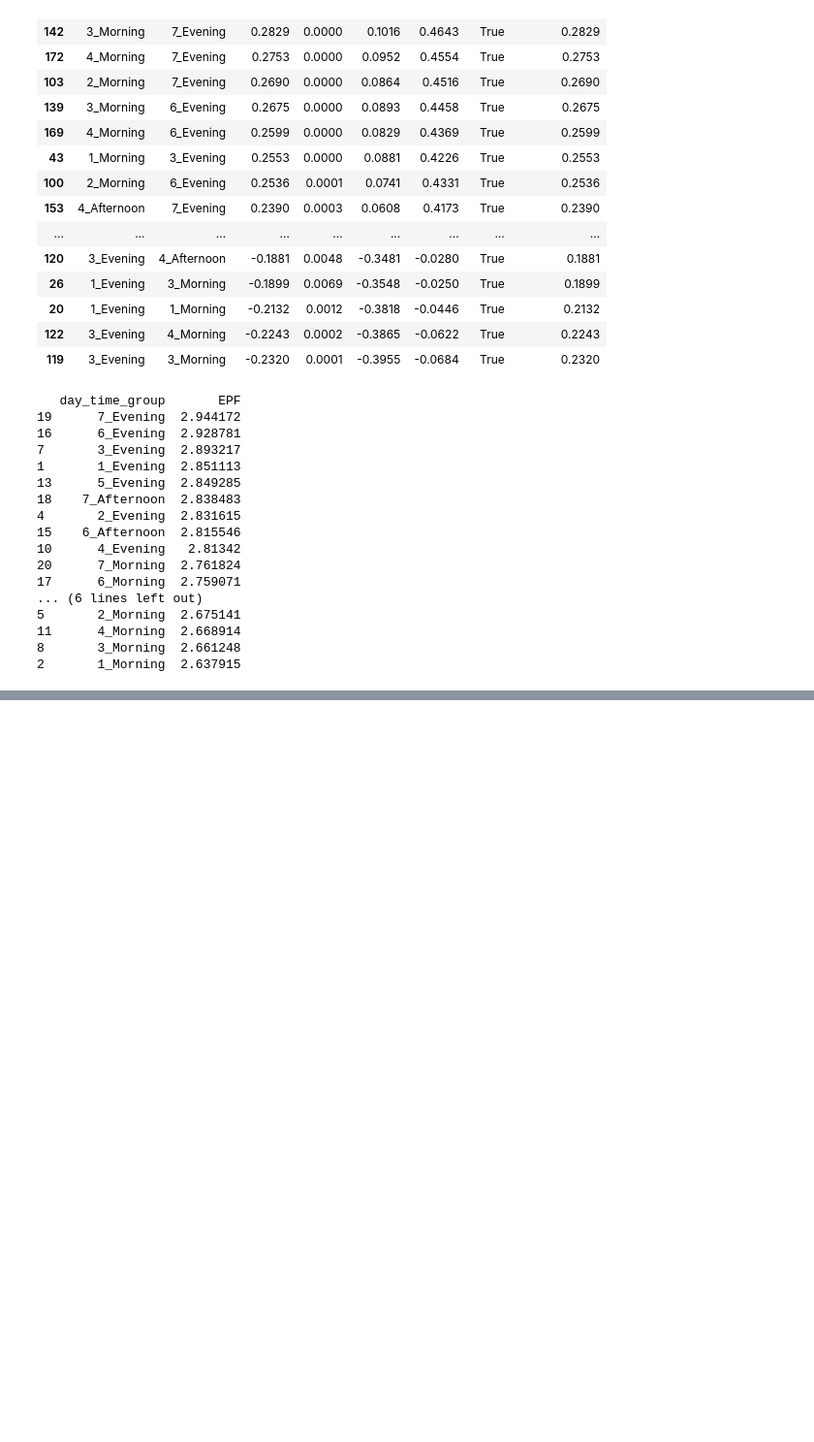
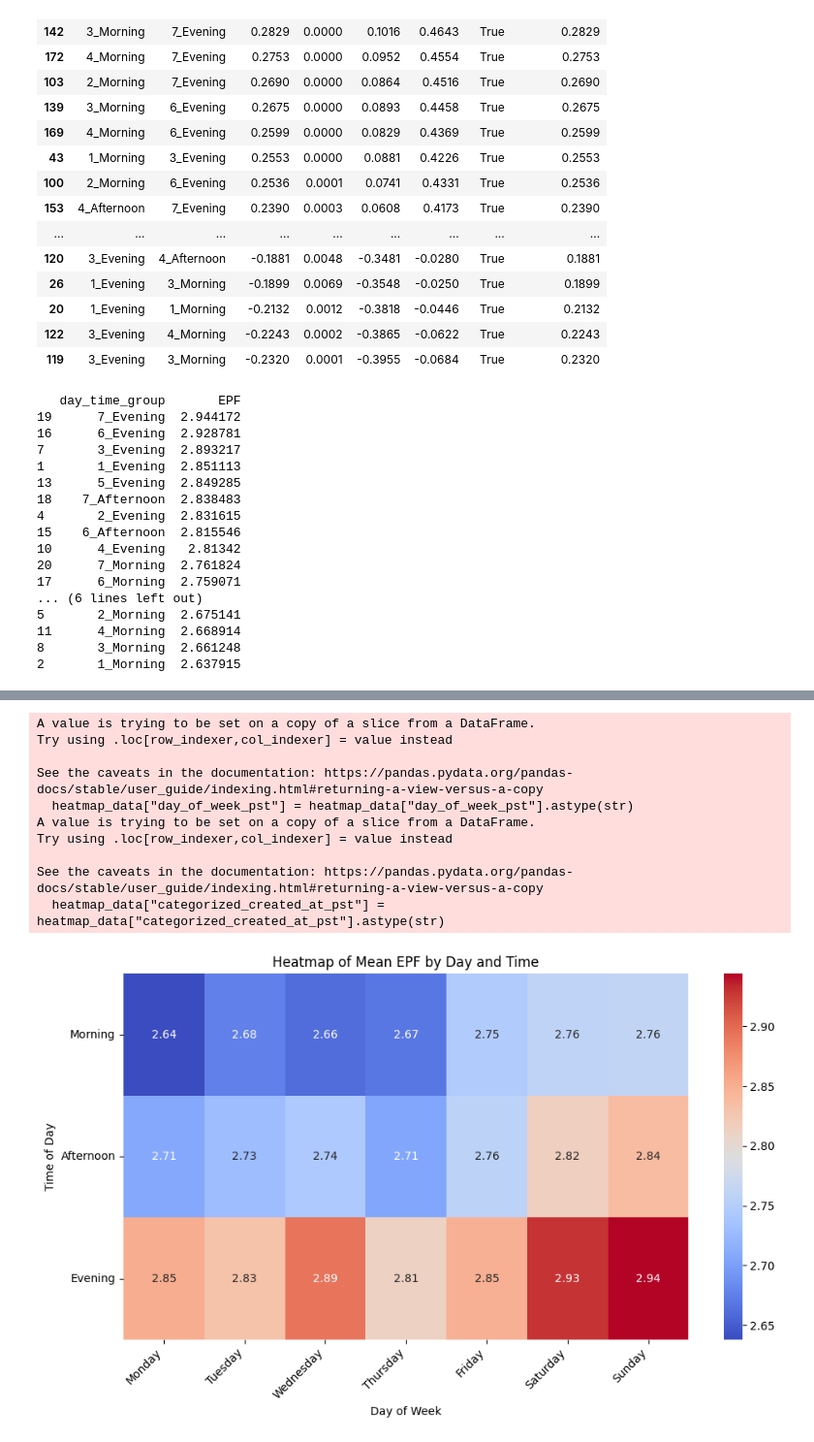
Before and after one commit to Mirrien-Liang/posting-time-impact-analysis, a Jupyter notebook: notebooks/data_cleaning.ipynb, the cells around one changed output, grey strips where cells are left out. Shown at 97% size. Saved outputs shown, nothing was run; the diff lists cells and outputs as text; code cells hidden in the pictures; blank space fills up the shorter version.

```diff
--- a/notebooks/data_cleaning.ipynb
+++ b/notebooks/data_cleaning.ipynb
@@ -1427,0 +1467,49 @@ print(group_means)
+# %%
+heatmap_data = aggregated[["EPF", "categorized_created_at_pst", "day_of_week_pst"]]
+heatmap_data["day_of_week_pst"] = heatmap_data["day_of_week_pst"].astype(str)
+heatmap_data["categorized_created_at_pst"] = heatmap_data["categorized_created_at_pst"].astype(str)
+heatmap_data = heatmap_data.pivot_table(
+    values='EPF',
+    index='categorized_created_at_pst',
+    columns='day_of_week_pst',
+    aggfunc='mean'
+)
+
+# Reorder days and times
+day_order = ['1', '2', '3', '4', '5', '6', '7']
+time_order = ['Morning', 'Afternoon', 'Evening']
+
+# Reorder and ensure numeric data
+heatmap_data = heatmap_data.reindex(columns=day_order).reindex(time_order)
+
+# Fill missing values (e.g., with 0 or any placeholder value)
+heatmap_data = heatmap_data.fillna(0).astype(float)
+
+# Plot heatmap
+plt.figure(figsize=(10, 6))
+sns.heatmap(heatmap_data, annot=True, fmt=".2f", cmap='coolwarm')
+
+plt.title('Heatmap of Mean EPF by Day and Time')
+plt.xlabel('Day of Week')
+plt.ylabel('Time of Day')
+plt.xticks(
+    ticks=[i + 0.5 for i in range(len(day_order))],
+    labels=['Monday', 'Tuesday', 'Wednesday', 'Thursday', 'Friday', 'Saturday', 'Sunday'],
+    rotation=45,
+    ha='right'
+)
+plt.yticks(rotation=0)
+plt.tight_layout()
+plt.show()
+# %% [output]
+A value is trying to be set on a copy of a slice from a DataFrame.
+Try using .loc[row_indexer,col_indexer] = value instead
+
+See the caveats in the documentation: https://pandas.pydata.org/pandas-docs/stable/user_guide/indexing.html#returning-a-view-versus-a-copy
+  heatmap_data["day_of_week_pst"] = heatmap_data["day_of_week_pst"].astype(str)
+A value is trying to be set on a copy of a slice from a DataFrame.
+Try using .loc[row_indexer,col_indexer] = value instead
+
+See the caveats in the documentation: https://pandas.pydata.org/pandas-docs/stable/user_guide/indexing.html#returning-a-view-versus-a-copy
+  heatmap_data["categorized_created_at_pst"] = heatmap_data["categorized_created_at_pst"].astype(str)
+[figure, added]
```
Also changed, not shown: parts of 3 cells of this notebook.
